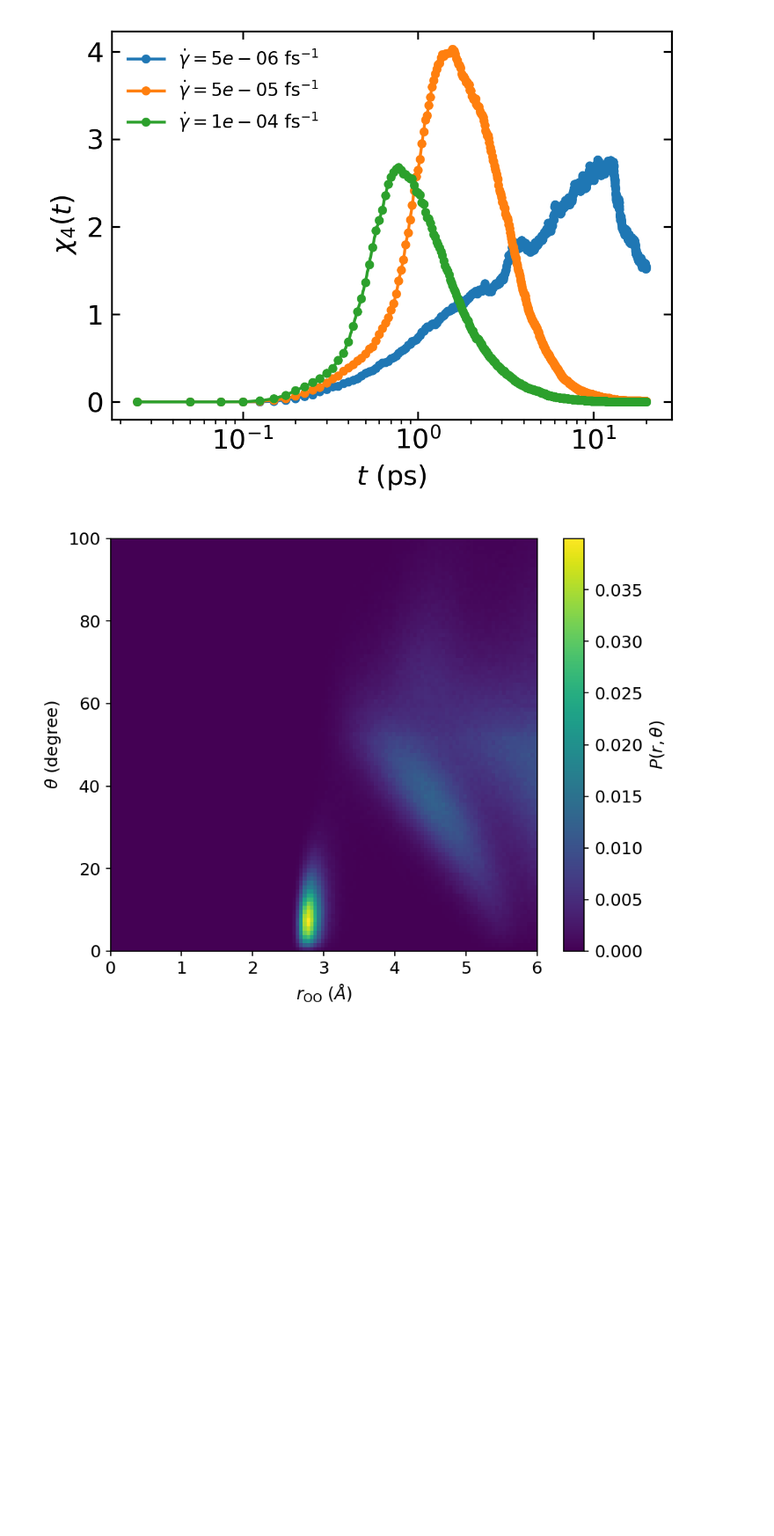
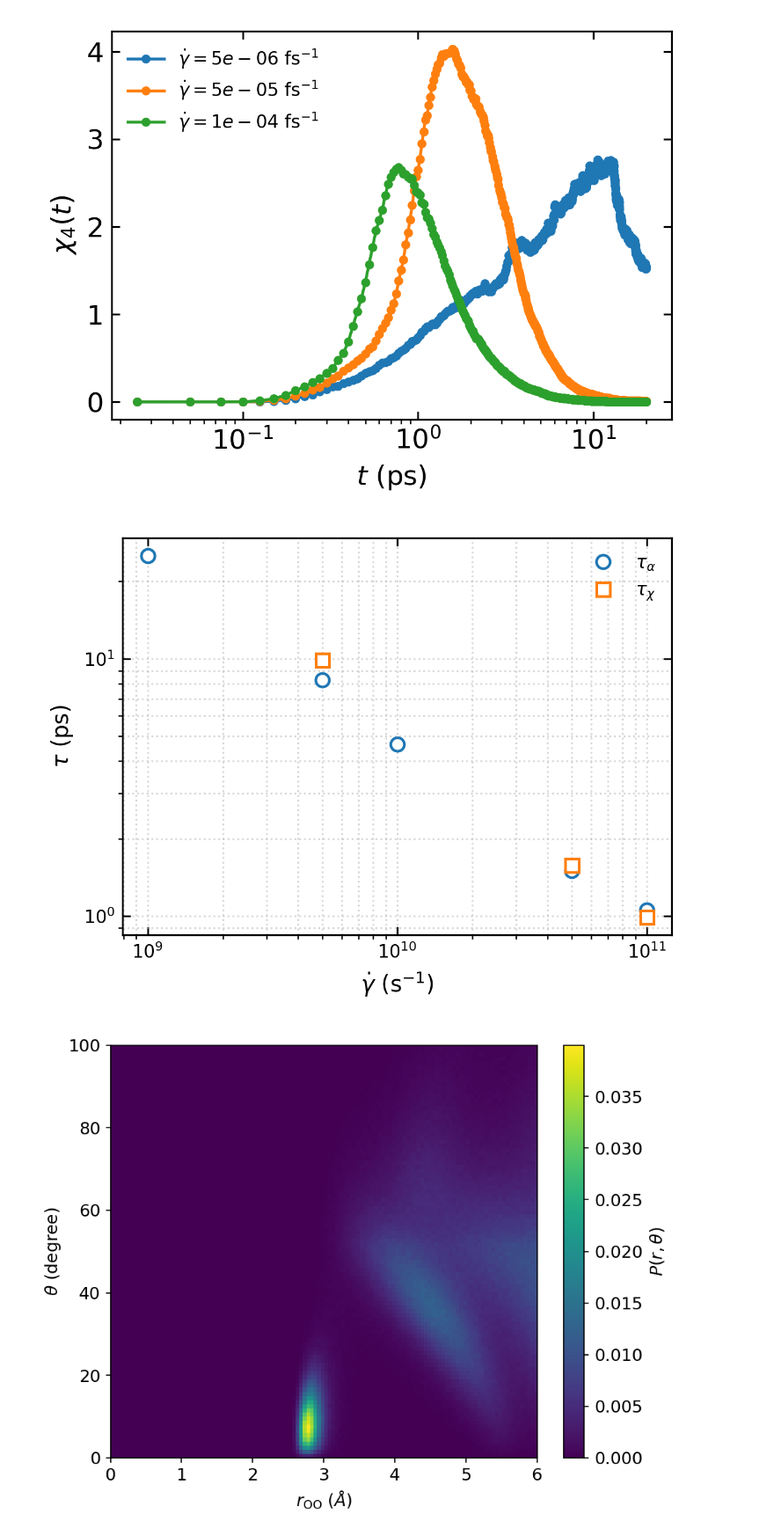
Before and after one commit to JamesHuoyu/SupercooledWater, a Jupyter notebook: notebooks/plot.ipynb, the cells around one changed output. Shown at 88% size. Cells and saved outputs as stored; diff of their text form; code cells hidden in the pictures; blank space fills up the shorter version.

```diff
--- a/notebooks/plot.ipynb
+++ b/notebooks/plot.ipynb
@@ -1049,6 +1086,71 @@ chi4(t*) = 4.031
 t* = 0.772 ps
 chi4(t*) = 2.678
 [figure]
+# %%
+# 原始数据
+tau_alpha = [25.09097910576382, 8.254074711261682, 4.646713024028795, 1.4991081447246302, 1.0542911464712412]
+gamma_alpha = [1e9, 5e9, 1e10, 5e10, 1e11]
+
+tau_chi = [9.882, 1.576, 0.992]
+gamma_x = [5e9, 5e10, 1e11]
+
+# 创建图形
+fig, ax = plt.subplots(figsize=(4.2, 3.2), dpi=300)
+
+# 绘制数据点（使用不同标记和颜色）
+ax.plot(gamma_alpha, tau_alpha, 'o',
+        markersize=6,
+        markerfacecolor='white',  # 空心圆
+        markeredgecolor='C0',
+        markeredgewidth=1.2,
+        label=r'$\tau_\alpha$')
+
+ax.plot(gamma_x, tau_chi, 's',  # 方形标记
+        markersize=6,
+        markerfacecolor='white',
+        markeredgecolor='C1',
+        markeredgewidth=1.2,
+        label=r'$\tau_{\chi}$')
+
+# # 添加幂律拟合线（可选但强烈推荐）
+# # 对tau_alpha进行拟合
+# coeff_alpha = np.polyfit(np.log10(gamma_alpha), np.log10(tau_alpha), 1)
+# k_alpha = 10**coeff_alpha[1]  # 截距
+# n_alpha = coeff_alpha[0]      # 斜率
+
+# gamma_fit = np.logspace(9, 11, 50)
+# tau_fit_alpha = k_alpha * gamma_fit**n_alpha
+# ax.plot(gamma_fit, tau_fit_alpha, '--', color='C0', alpha=0.7, linewidth=1, label=f'~γ^{n_alpha:.2f}')
+
+# # 对tau_chi进行拟合
+# coeff_chi = np.polyfit(np.log10(gamma_x), np.log10(tau_chi), 1)
+# k_chi = 10**coeff_chi[1]
+# n_chi = coeff_chi[0]
+
+# tau_fit_chi = k_chi * gamma_fit**n_chi
+# ax.plot(gamma_fit, tau_fit_chi, '--', color='C1', alpha=0.7, linewidth=1, label=f'~γ^{n_chi:.2f}')
+
+# 坐标轴设置
+ax.set_xscale("log")
+ax.set_yscale("log")
+ax.set_xlabel(r'$\dot{\gamma}$ (s$^{-1}$)', fontsize=10)
+ax.set_ylabel(r'$\tau$ (ps)', fontsize=10)
+
+# 图例设置
+ax.legend(frameon=False, fontsize=8, loc='upper right')
+
+# 刻度设置
+ax.tick_params(direction='in', top=True, right=True, labelsize=8)
+
+# 网格（可选，帮助读图）
+ax.grid(True, which="both", linestyle=':', alpha=0.5)
+
+# 布局调整
+plt.tight_layout()
+plt.savefig("tau.pdf")
+plt.show()
+# %% [output]
+[figure, added]
 # %%
 from MDAnalysis.lib.distances import capped_distance, minimize_vectors
 
```
Also changed, not shown: parts of 2 cells of this notebook, 11 other files.
